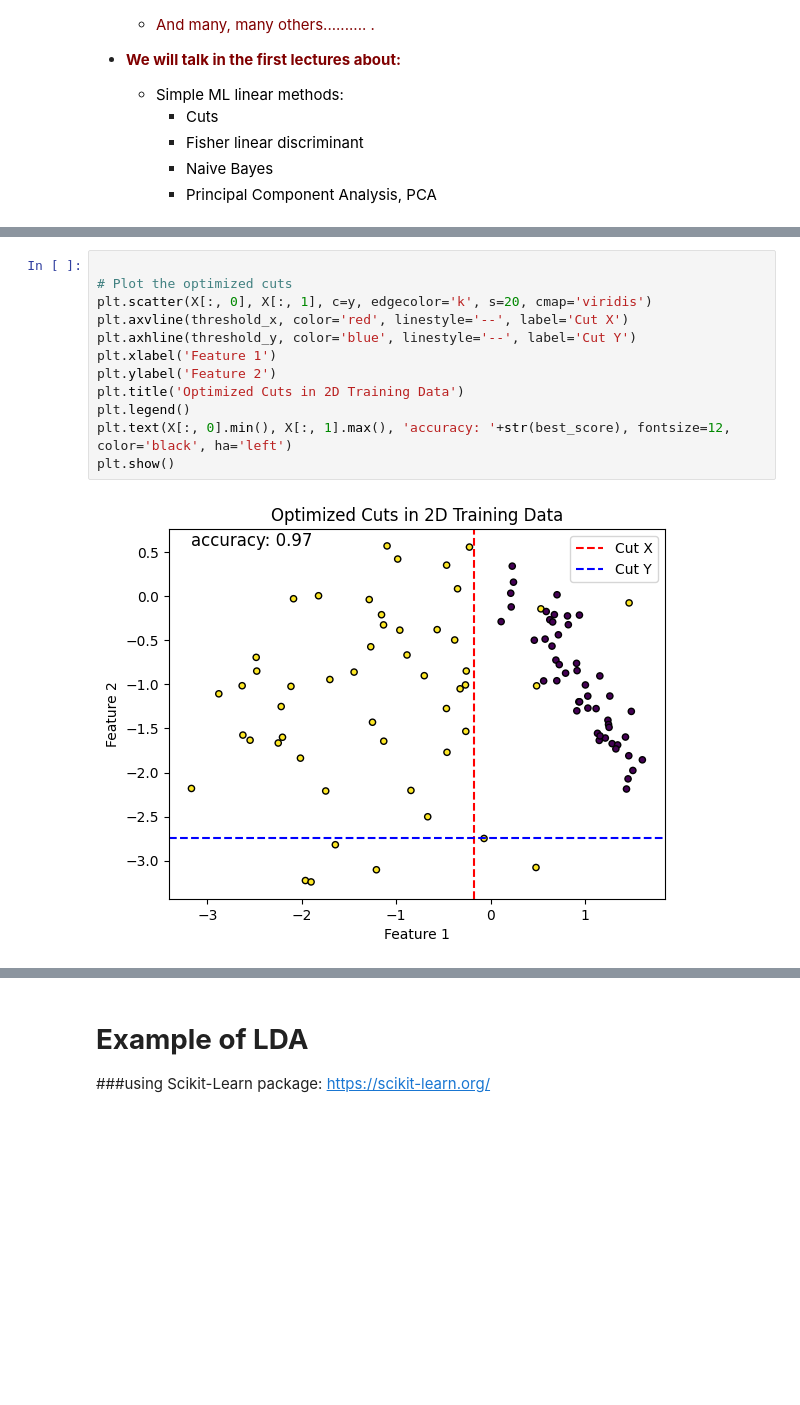
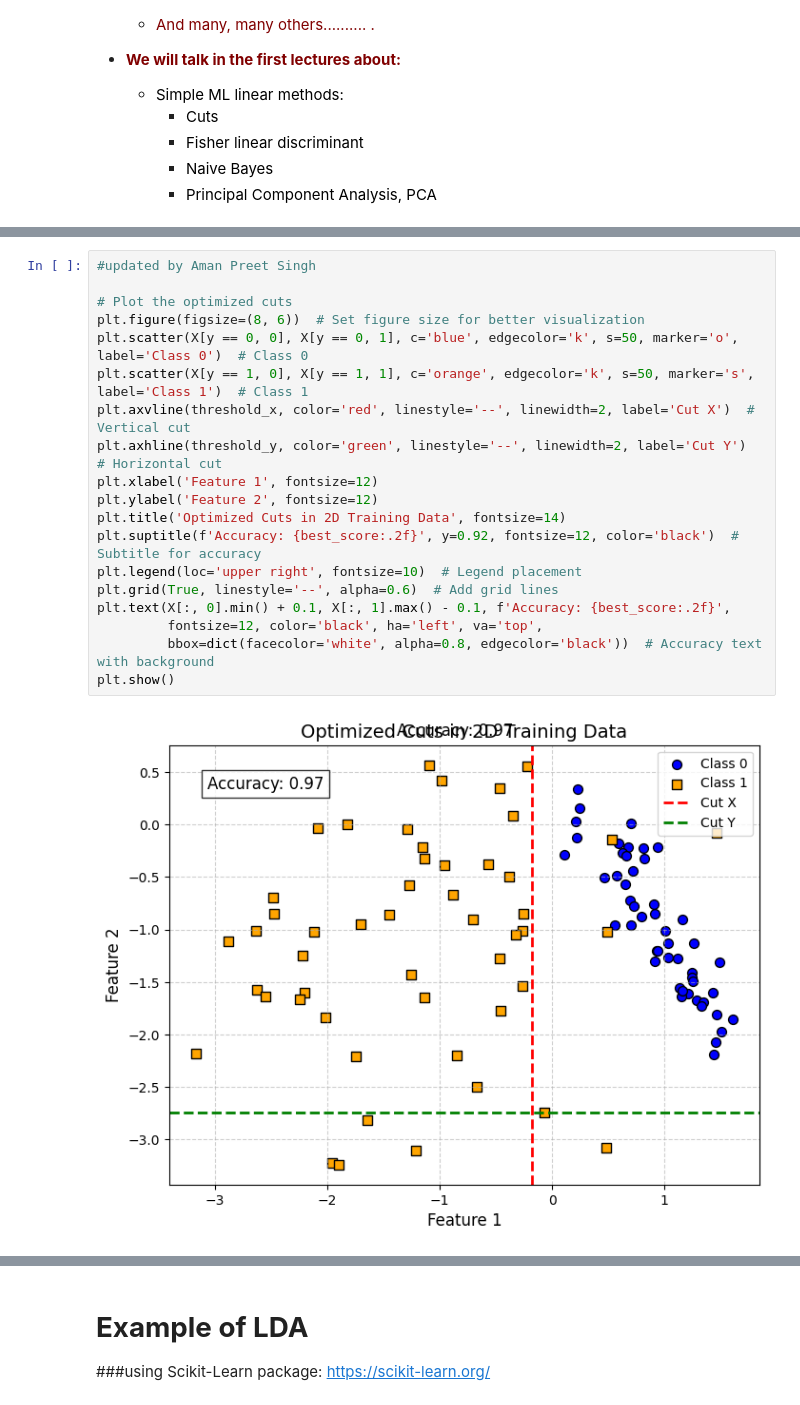
Before and after one commit to apsamanpreet/machine_learning_aps, a Jupyter notebook: lecture_1_aps.ipynb, the cells around one changed output, grey strips where cells are left out. Drawn from its saved outputs; the diff is of its cells as text; blank space fills up the shorter version.

```diff
--- a/lecture_1_aps.ipynb
+++ b/lecture_1_aps.ipynb
@@ -591,17 +610,24 @@ Best score:  0.97
 # %%
+#updated by Aman Preet Singh
 
 # Plot the optimized cuts
-plt.scatter(X[:, 0], X[:, 1], c=y, edgecolor='k', s=20, cmap='viridis')
-plt.axvline(threshold_x, color='red', linestyle='--', label='Cut X')
-plt.axhline(threshold_y, color='blue', linestyle='--', label='Cut Y')
-plt.xlabel('Feature 1')
-plt.ylabel('Feature 2')
-plt.title('Optimized Cuts in 2D Training Data')
-plt.legend()
-plt.text(X[:, 0].min(), X[:, 1].max(), 'accuracy: '+str(best_score), fontsize=12, color='black', ha='left')
+plt.figure(figsize=(8, 6))  # Set figure size for better visualization
+plt.scatter(X[y == 0, 0], X[y == 0, 1], c='blue', edgecolor='k', s=50, marker='o', label='Class 0')  # Class 0
+plt.scatter(X[y == 1, 0], X[y == 1, 1], c='orange', edgecolor='k', s=50, marker='s', label='Class 1')  # Class 1
+plt.axvline(threshold_x, color='red', linestyle='--', linewidth=2, label='Cut X')  # Vertical cut
+plt.axhline(threshold_y, color='green', linestyle='--', linewidth=2, label='Cut Y')  # Horizontal cut
+plt.xlabel('Feature 1', fontsize=12)
+plt.ylabel('Feature 2', fontsize=12)
+plt.title('Optimized Cuts in 2D Training Data', fontsize=14)
+plt.suptitle(f'Accuracy: {best_score:.2f}', y=0.92, fontsize=12, color='black')  # Subtitle for accuracy
+plt.legend(loc='upper right', fontsize=10)  # Legend placement
+plt.grid(True, linestyle='--', alpha=0.6)  # Add grid lines
+plt.text(X[:, 0].min() + 0.1, X[:, 1].max() - 0.1, f'Accuracy: {best_score:.2f}',
+         fontsize=12, color='black', ha='left', va='top',
+         bbox=dict(facecolor='white', alpha=0.8, edgecolor='black'))  # Accuracy text with background
 plt.show()
 # %% [output]
-[figure, old version]
+[figure, new version]
 # %% [markdown]
 ## <font color='green'> **Fisher discriminants, Linear Discriminat Analysis LDA**
 
```
Also changed, not shown: parts of 22 cells of this notebook.
